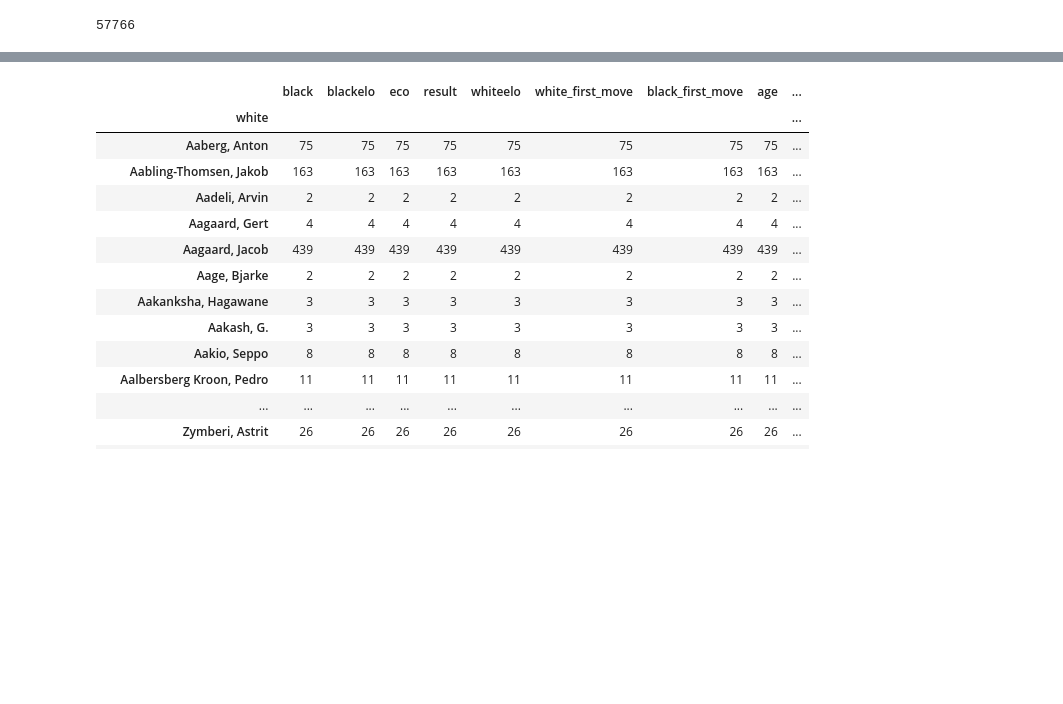
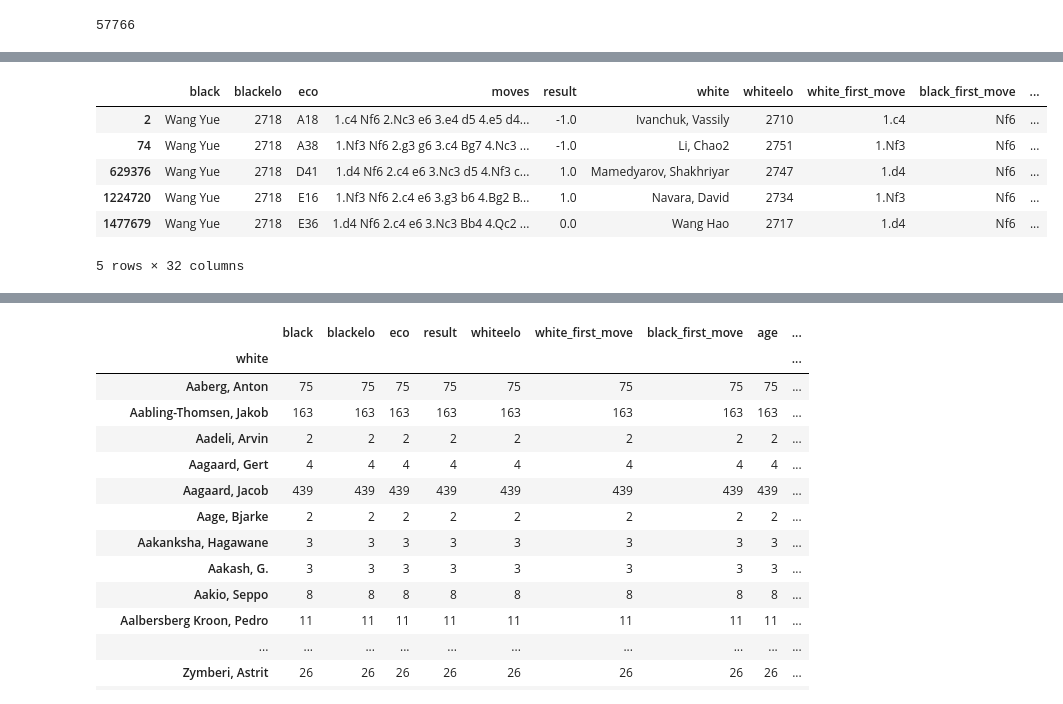
Before and after one commit to daroza/Capstone, a Jupyter notebook: Capstone_final.ipynb, the cells around one changed output, grey strips where cells are left out. Cells and saved outputs as stored; diff of their text form; code cells hidden in the pictures; blank space fills up the shorter version.

```diff
--- a/Capstone_final.ipynb
+++ b/Capstone_final.ipynb
@@ -629,0 +744,10 @@ calculate the number of games per each user:
+# %%
+df.loc[(df['black']=='Wang Yue') & (df['black_first_move'] == 'Nf6')]
+# %% [output]
+|  | black | blackelo | eco | moves | result | white | whiteelo | white_first_move | black_first_move | ... |
+| 2 | Wang Yue | 2718 | A18 | 1.c4 Nf6 2.Nc3 e6 3.e4 d5 4.e5 d4... | -1.0 | Ivanchuk, Vassily | 2710 | 1.c4 | Nf6 | ... |
+| 74 | Wang Yue | 2718 | A38 | 1.Nf3 Nf6 2.g3 g6 3.c4 Bg7 4.Nc3 ... | -1.0 | Li, Chao2 | 2751 | 1.Nf3 | Nf6 | ... |
+| 629376 | Wang Yue | 2718 | D41 | 1.d4 Nf6 2.c4 e6 3.Nc3 d5 4.Nf3 c... | 1.0 | Mamedyarov, Shakhriyar | 2747 | 1.d4 | Nf6 | ... |
+| 1224720 | Wang Yue | 2718 | E16 | 1.Nf3 Nf6 2.c4 e6 3.g3 b6 4.Bg2 B... | 1.0 | Navara, David | 2734 | 1.Nf3 | Nf6 | ... |
+| 1477679 | Wang Yue | 2718 | E36 | 1.d4 Nf6 2.c4 e6 3.Nc3 Bb4 4.Qc2 ... | 0.0 | Wang Hao | 2717 | 1.d4 | Nf6 | ... |
+5 rows × 32 columns
```
Also changed, not shown: parts of 54 cells of this notebook.
